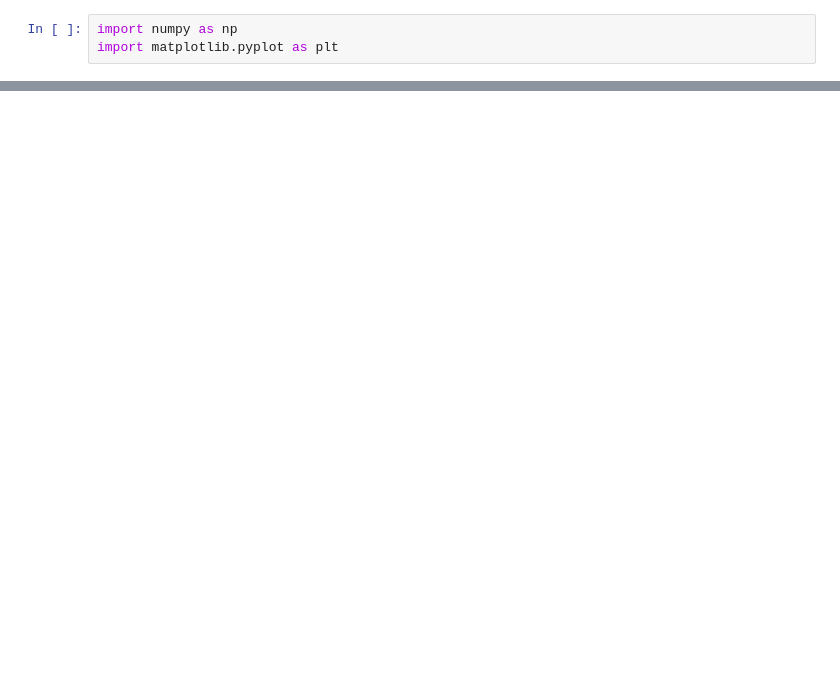
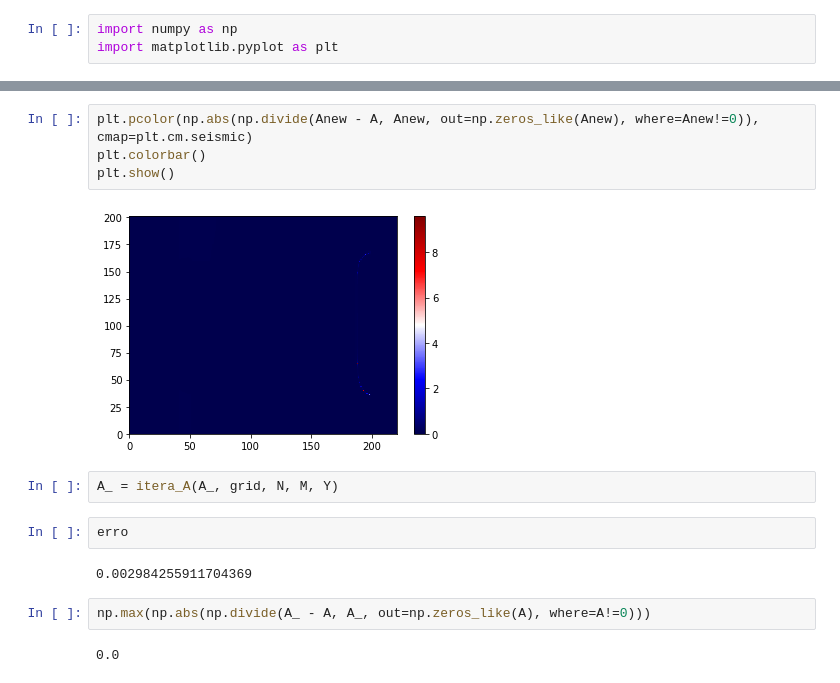
Before and after one commit to jolenscki/EP2_MecComp, a Jupyter notebook: EP2_sem_orgulho.ipynb, the cells around one changed output, grey strips where cells are left out. Saved outputs shown, nothing was run; the diff lists cells and outputs as text; blank space fills up the shorter version.

```diff
--- a/EP2_sem_orgulho.ipynb
+++ b/EP2_sem_orgulho.ipynb
@@ -297,0 +348,16 @@ NameError: name 'urAe' is not defined
+# %%
+plt.pcolor(np.abs(np.divide(Anew - A, Anew, out=np.zeros_like(Anew), where=Anew!=0)), cmap=plt.cm.seismic)
+plt.colorbar()
+plt.show()
+# %% [output]
+[figure, added]
+# %%
+A_ = itera_A(A_, grid, N, M, Y)
+# %%
+erro
+# %% [output]
+0.002984255911704369
+# %%
+np.max(np.abs(np.divide(A_ - A, A_, out=np.zeros_like(A), where=A!=0)))
+# %% [output]
+0.0
```
Also changed, not shown: parts of 12 cells of this notebook.
